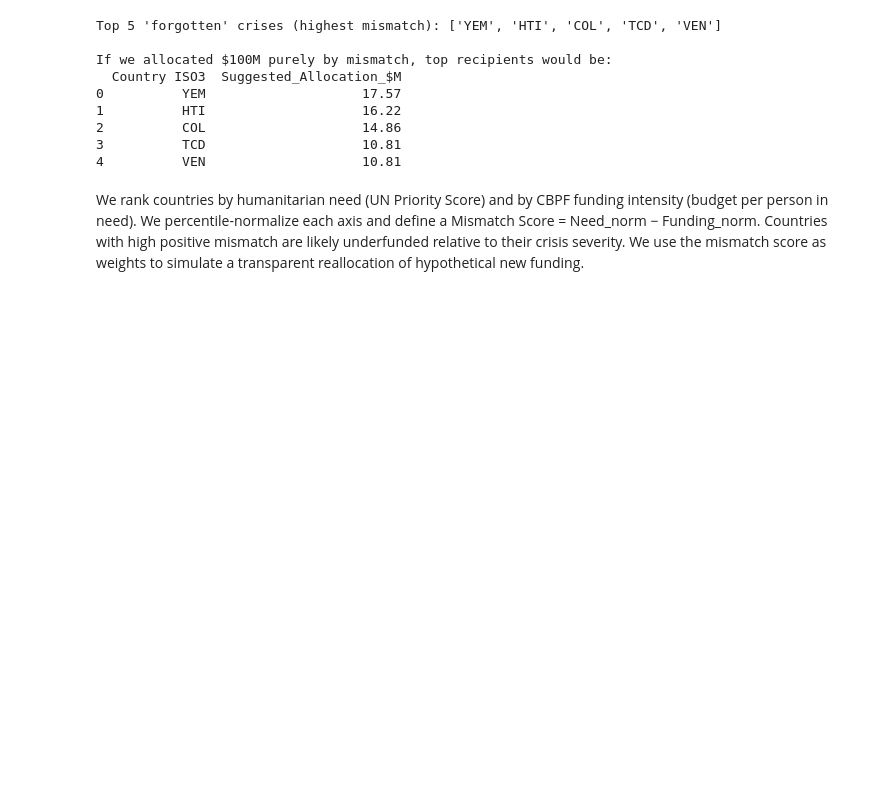
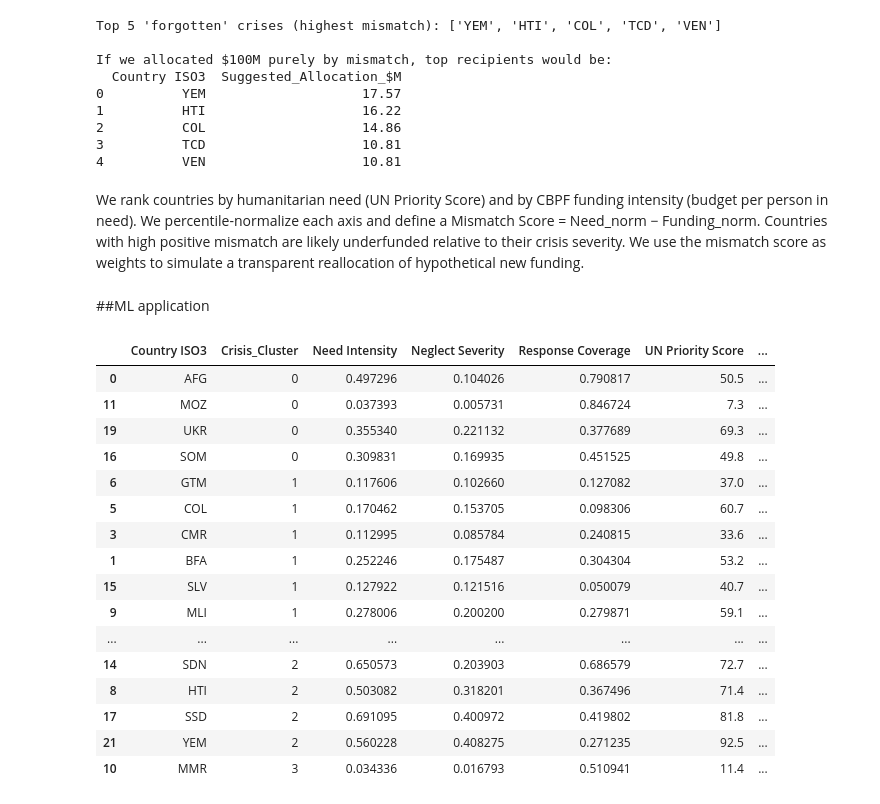
Before and after one commit to CharlieHubbard7/Datathon2026, a Jupyter notebook: DSC_Datathon_2026_Starter_Notebook.ipynb, the cells around one changed output. Drawn from its saved outputs; the diff is of its cells as text; code cells hidden in the pictures; blank space fills up the shorter version.

```diff
--- a/DSC_Datathon_2026_Starter_Notebook.ipynb
+++ b/DSC_Datathon_2026_Starter_Notebook.ipynb
@@ -654,3 +674,52 @@ If we allocated $100M purely by mismatch, top recipients would be:
 4          VEN                    10.81
 # %% [markdown]
 We rank countries by humanitarian need (UN Priority Score) and by CBPF funding intensity (budget per person in need). We percentile-normalize each axis and define a Mismatch Score = Need_norm − Funding_norm. Countries with high positive mismatch are likely underfunded relative to their crisis severity. We use the mismatch score as weights to simulate a transparent reallocation of hypothetical new funding.
+# %% [markdown]
+##ML application
+# %%
+from sklearn.preprocessing import StandardScaler
+from sklearn.cluster import KMeans
+
+# pick features (keep it small + meaningful)
+features = [
+    "Need Intensity",
+    "Neglect Severity",
+    "Response Coverage",
+    "UN Priority Score",
+    "CBPF_Budget_per_InNeed_2025",
+    "CBPF_Projects_per_100k_InNeed_2025"
+]
+
+X = df[features].copy()
+
+# fill NaNs safely (finance missing should already be 0, but this makes it robust)
+X = X.fillna(0)
+
+# scale
+scaler = StandardScaler()
+X_scaled = scaler.fit_transform(X)
+
+# choose k (start with 4)
+k = 4
+kmeans = KMeans(n_clusters=k, random_state=42, n_init=10)
+df["Crisis_Cluster"] = kmeans.fit_predict(X_scaled)
+
+df[["Country ISO3", "Crisis_Cluster"] + features].sort_values("Crisis_Cluster").head(30)
+# %% [output]
+|  | Country ISO3 | Crisis_Cluster | Need Intensity | Neglect Severity | Response Coverage | UN Priority Score | ... |
+| 0 | AFG | 0 | 0.497296 | 0.104026 | 0.790817 | 50.5 | ... |
+| 11 | MOZ | 0 | 0.037393 | 0.005731 | 0.846724 | 7.3 | ... |
+| 19 | UKR | 0 | 0.355340 | 0.221132 | 0.377689 | 69.3 | ... |
+| 16 | SOM | 0 | 0.309831 | 0.169935 | 0.451525 | 49.8 | ... |
+| 6 | GTM | 1 | 0.117606 | 0.102660 | 0.127082 | 37.0 | ... |
+| 5 | COL | 1 | 0.170462 | 0.153705 | 0.098306 | 60.7 | ... |
+| 3 | CMR | 1 | 0.112995 | 0.085784 | 0.240815 | 33.6 | ... |
+| 1 | BFA | 1 | 0.252246 | 0.175487 | 0.304304 | 53.2 | ... |
+| 15 | SLV | 1 | 0.127922 | 0.121516 | 0.050079 | 40.7 | ... |
+| 9 | MLI | 1 | 0.278006 | 0.200200 | 0.279871 | 59.1 | ... |
+| ... | ... | ... | ... | ... | ... | ... | ... |
+| 14 | SDN | 2 | 0.650573 | 0.203903 | 0.686579 | 72.7 | ... |
+| 8 | HTI | 2 | 0.503082 | 0.318201 | 0.367496 | 71.4 | ... |
+| 17 | SSD | 2 | 0.691095 | 0.400972 | 0.419802 | 81.8 | ... |
+| 21 | YEM | 2 | 0.560228 | 0.408275 | 0.271235 | 92.5 | ... |
+| 10 | MMR | 3 | 0.034336 | 0.016793 | 0.510941 | 11.4 | ... |
```
Also changed, not shown: parts of 7 cells of this notebook.
